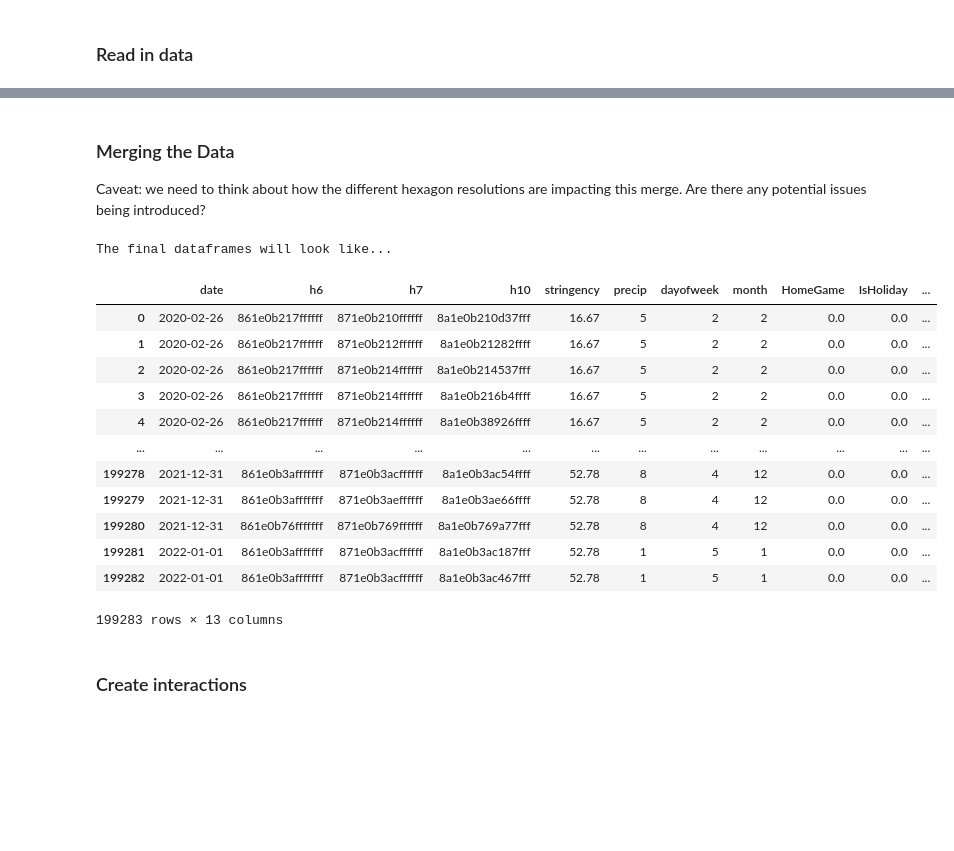
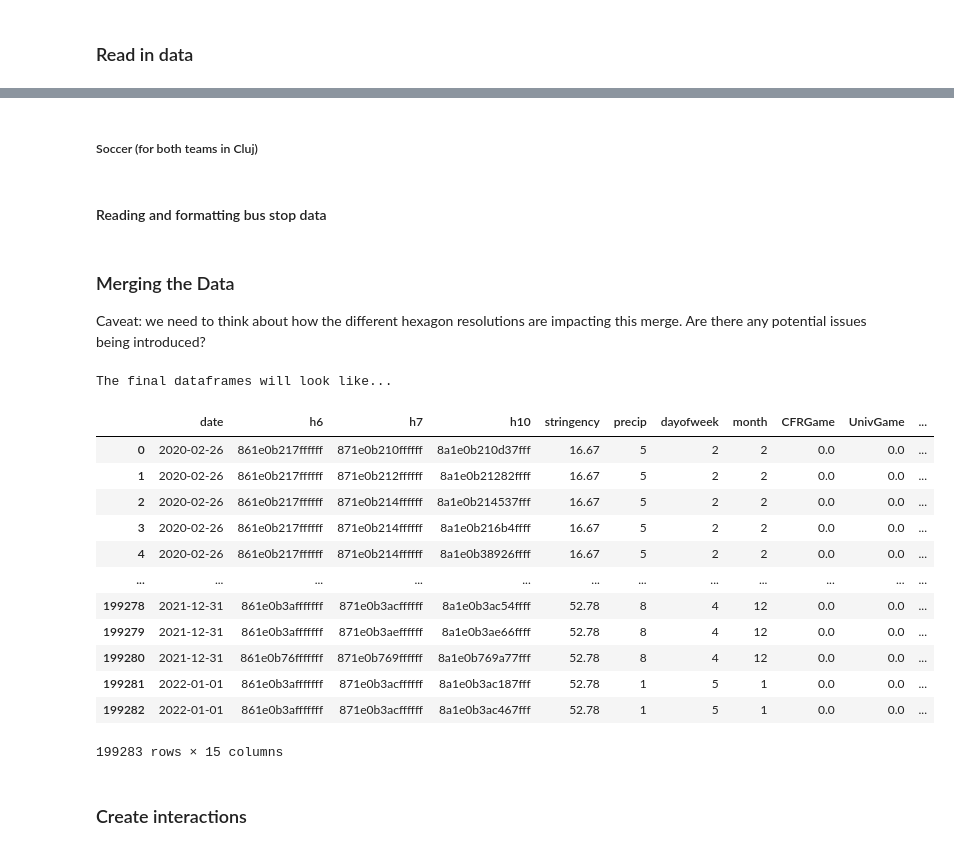
Before and after one commit to datapartnership/city-growth-patterns-on-traffic-and-urban-mobility, a Jupyter notebook: modelling_data.ipynb, the cells around one changed output, grey strips where cells are left out. Saved outputs shown, nothing was run; the diff lists cells and outputs as text; code cells hidden in the pictures; blank space fills up the shorter version.

```diff
--- a/modelling_data.ipynb
+++ b/modelling_data.ipynb
@@ -23,11 +26,6 @@ waze = pd.read_csv('fullclean.csv')
 waze.drop(columns=['confidence', 'nThumbsUp', 'country'])
 waze['date']= pd.to_datetime(waze['date'])
 
-# date data
-soccer = pd.read_csv('soccer.csv')
-soccer['date']= pd.to_datetime(soccer['date'])
-holiday = pd.read_csv('holiday.csv')
-holiday['date']= pd.to_datetime(holiday['date'])
 schools = pd.read_csv('schools.csv')
 
 hosp = pd.read_csv('hospitals.csv')
@@ -41,0 +44,15 @@ covid['date']= pd.to_datetime(covid['date'])
+# %%
+years = [2020, 2021, 2022]
+holidays = []
+for year in years:
+    URL = 'https://leaveboard.com/public-holidays/romania-public-holidays-'+ str(year) + '/'
+    page = requests.get(URL)
+    soup = BeautifulSoup(page.content, "html.parser")
+    rawholidays = soup.find_all("div", class_ = 'd-md-none')
+    for holiday in rawholidays:
+        temp = holiday.text[4:]
+        temp = datetime.datetime.strptime(temp, '%B %d, %Y')
+        holidays.append(temp)
+holidays = pd.DataFrame(holidays)
+holidays.columns= ['date']
+holidays['IsHoliday'] = 1
@@ -41,0 +77,2 @@ covid['date']= pd.to_datetime(covid['date'])
+# %% [markdown]
+##### Soccer (for both teams in Cluj)
@@ -42,30 +122,43 @@ covid['date']= pd.to_datetime(covid['date'])
+# %% [markdown]
+#### Reading and formatting bus stop data
+# %%
+busstops = pd.read_csv('busstops.csv')
+for i in [6,7,8,9,10]:
+    busstops["h" + str(i)] = busstops.apply(lambda x: h3.geo_to_h3(x["lat"], x["lon"], i), axis=1)
+busstops = busstops.drop(['Unnamed: 0', 'Stop', 'City', 'lat', 'lon'], axis = 1)
+busstops['BusStops'] = 1
 # %% [markdown]
 ### Merging the Data
 Caveat: we need to think about how the different hexagon resolutions are impacting this merge. Are there any potential issues being introduced?
 # %%
 # merging stringency and precipitation data by date
 df = waze.merge(covid,how='left', on='date')
 df = df.merge(weather, how='left', on='date')
 df = df.merge(soccer, how='left', on='date')
-df = df.merge(holiday, how='left', on='date')
+df = df.merge(holidays, how='left', on='date')
 
 # merging school and hospital data by hexagon
 df = df.merge(schools, how='left', on=['h6', 'h7', 'h8', 'h9', 'h10'])
 df = df.merge(hosp, how='left', on=['h6', 'h7', 'h8', 'h9', 'h10'])
+df = df.merge(busstops, how='left', on=['h6', 'h7', 'h8', 'h9', 'h10'])
+
+df['UnivGame'] = df['UnivGame'].fillna(0)
+df['CFRGame'] = df['CFRGame'].fillna(0)
+df['IsHoliday'] = df['IsHoliday'].fillna(0)
 
 col_dict = {"Denumire_P": "schools", "Nume": "hospitals", "uuid": "alerts", "stringency_index": "stringency"}
 
 print('The final dataframes will look like...')
 dfs = []
 for i in [9, 10]:
-    cols = ['date','h6', 'h7','h' + str(i) ,'stringency_index', 'precip', 'dayofweek', 'month', 'HomeGame', 'IsHoliday']
-    x = df.groupby(cols,as_index=False)[['uuid', 'Denumire_P', 'Nume']].count()
+    cols = ['date','h6', 'h7','h' + str(i) ,'stringency_index', 'precip', 'dayofweek', 'month', 'CFRGame', 'UnivGame', 'IsHoliday']
+    x = df.groupby(cols,as_index=False)[['uuid', 'Denumire_P', 'Nume', 'BusStops']].count()
     x = x.rename(columns = col_dict)
     dfs.append(x)
 dfs[1]
 # %% [output]
 The final dataframes will look like...
-|  | date | h6 | h7 | h10 | stringency | precip | dayofweek | month | HomeGame | IsHoliday | ... |
+|  | date | h6 | h7 | h10 | stringency | precip | dayofweek | month | CFRGame | UnivGame | ... |
 | 0 | 2020-02-26 | 861e0b217ffffff | 871e0b210ffffff | 8a1e0b210d37fff | 16.67 | 5 | 2 | 2 | 0.0 | 0.0 | ... |
 | 1 | 2020-02-26 | 861e0b217ffffff | 871e0b212ffffff | 8a1e0b21282ffff | 16.67 | 5 | 2 | 2 | 0.0 | 0.0 | ... |
 | 2 | 2020-02-26 | 861e0b217ffffff | 871e0b214ffffff | 8a1e0b214537fff | 16.67 | 5 | 2 | 2 | 0.0 | 0.0 | ... |
@@ -77,7 +170,7 @@ The final dataframes will look like...
 | 199280 | 2021-12-31 | 861e0b76fffffff | 871e0b769ffffff | 8a1e0b769a77fff | 52.78 | 8 | 4 | 12 | 0.0 | 0.0 | ... |
 | 199281 | 2022-01-01 | 861e0b3afffffff | 871e0b3acffffff | 8a1e0b3ac187fff | 52.78 | 1 | 5 | 1 | 0.0 | 0.0 | ... |
 | 199282 | 2022-01-01 | 861e0b3afffffff | 871e0b3acffffff | 8a1e0b3ac467fff | 52.78 | 1 | 5 | 1 | 0.0 | 0.0 | ... |
-199283 rows × 13 columns
+199283 rows × 15 columns
 # %% [markdown]
 ### Create interactions
 # %% [markdown]
```
Also changed, not shown: parts of 12 cells of this notebook.
